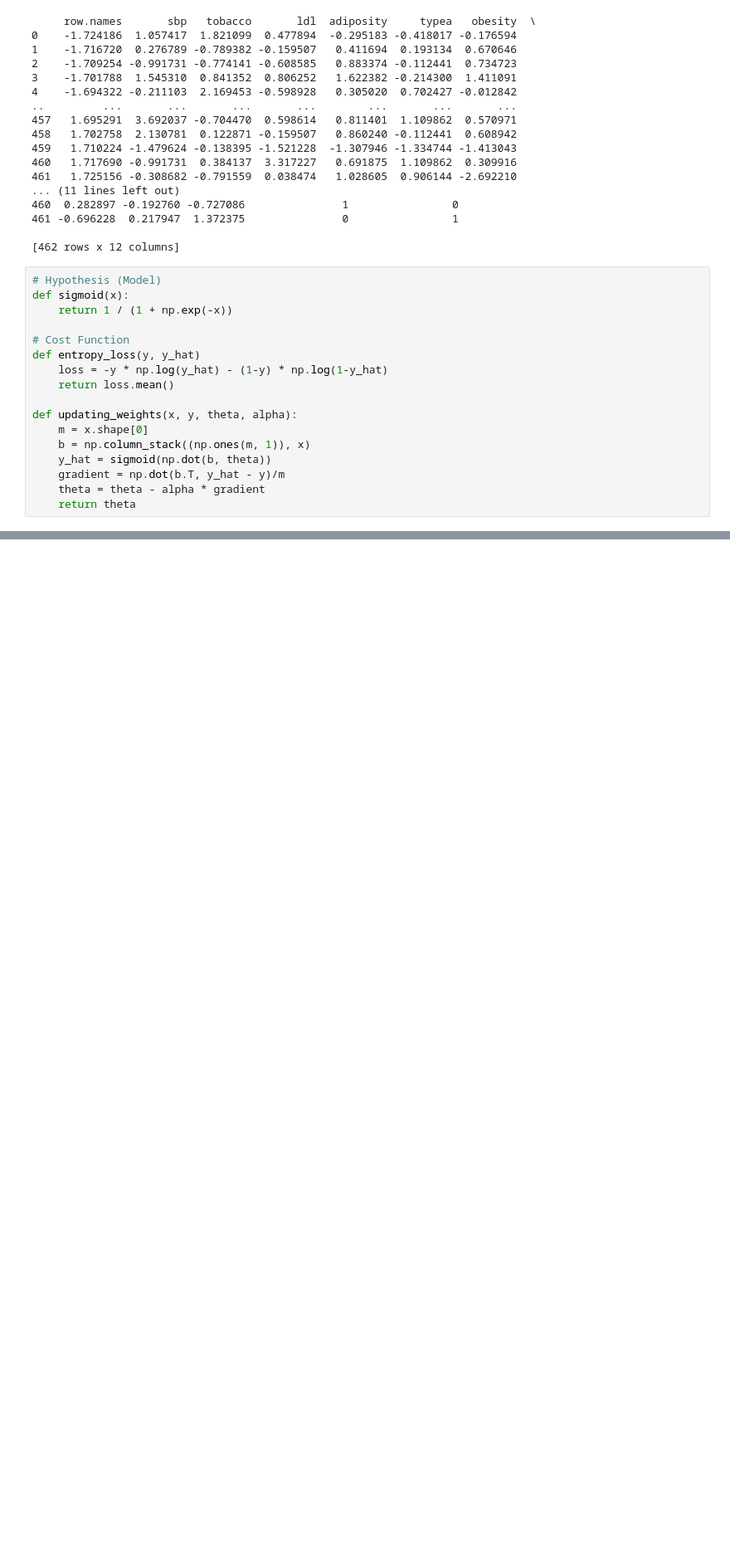
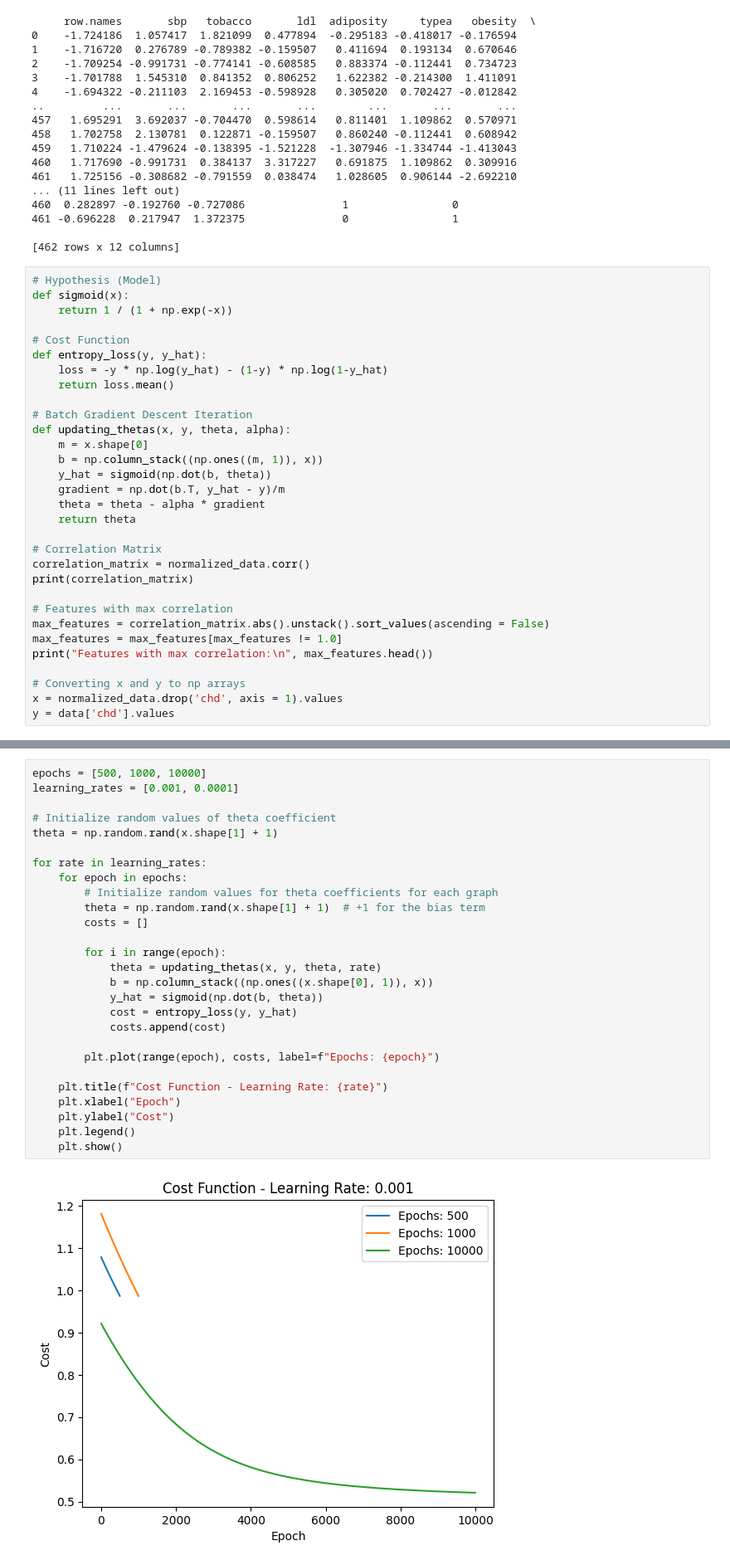
Before and after one commit to aaruma/Intelligent-Systems, a Jupyter notebook: Arjen_Arumalingam_Lab_2.ipynb, the cells around one changed output, grey strips where cells are left out. Shown: that part at 83% size. Drawn from its saved outputs; the diff is of its cells as text; blank space fills up the shorter version.

```diff
--- a/Arjen_Arumalingam_Lab_2.ipynb
+++ b/Arjen_Arumalingam_Lab_2.ipynb
@@ -96,15 +96,29 @@ def sigmoid(x):
     return 1 / (1 + np.exp(-x))
 
 # Cost Function
-def entropy_loss(y, y_hat)
+def entropy_loss(y, y_hat):
     loss = -y * np.log(y_hat) - (1-y) * np.log(1-y_hat)
     return loss.mean()
 
-def updating_weights(x, y, theta, alpha):
+# Batch Gradient Descent Iteration
+def updating_thetas(x, y, theta, alpha):
     m = x.shape[0]
-    b = np.column_stack((np.ones(m, 1)), x)
+    b = np.column_stack((np.ones((m, 1)), x))
     y_hat = sigmoid(np.dot(b, theta))
     gradient = np.dot(b.T, y_hat - y)/m
     theta = theta - alpha * gradient
     return theta
+
+# Correlation Matrix
+correlation_matrix = normalized_data.corr()
+print(correlation_matrix)
+
+# Features with max correlation
+max_features = correlation_matrix.abs().unstack().sort_values(ascending = False)
+max_features = max_features[max_features != 1.0]
+print("Features with max correlation:\n", max_features.head())
+
+# Converting x and y to np arrays
+x = normalized_data.drop('chd', axis = 1).values
+y = data['chd'].values
 # %% [output]
@@ -111,0 +142,29 @@ SyntaxError: expected ':' (<ipython-input-29-c8d568812df9>, line 6)
+# %%
+epochs = [500, 1000, 10000]
+learning_rates = [0.001, 0.0001]
+
+# Initialize random values of theta coefficient
+theta = np.random.rand(x.shape[1] + 1)
+
+for rate in learning_rates:
+    for epoch in epochs:
+        # Initialize random values for theta coefficients for each graph
+        theta = np.random.rand(x.shape[1] + 1)  # +1 for the bias term
+        costs = []
+
+        for i in range(epoch):
+            theta = updating_thetas(x, y, theta, rate)
+            b = np.column_stack((np.ones((x.shape[0], 1)), x))
+            y_hat = sigmoid(np.dot(b, theta))
+            cost = entropy_loss(y, y_hat)
+            costs.append(cost)
+
+        plt.plot(range(epoch), costs, label=f"Epochs: {epoch}")
+
+    plt.title(f"Cost Function - Learning Rate: {rate}")
+    plt.xlabel("Epoch")
+    plt.ylabel("Cost")
+    plt.legend()
+    plt.show()
+# %% [output]
+[figure, added]
```
Also changed, not shown: parts of 4 cells of this notebook.
